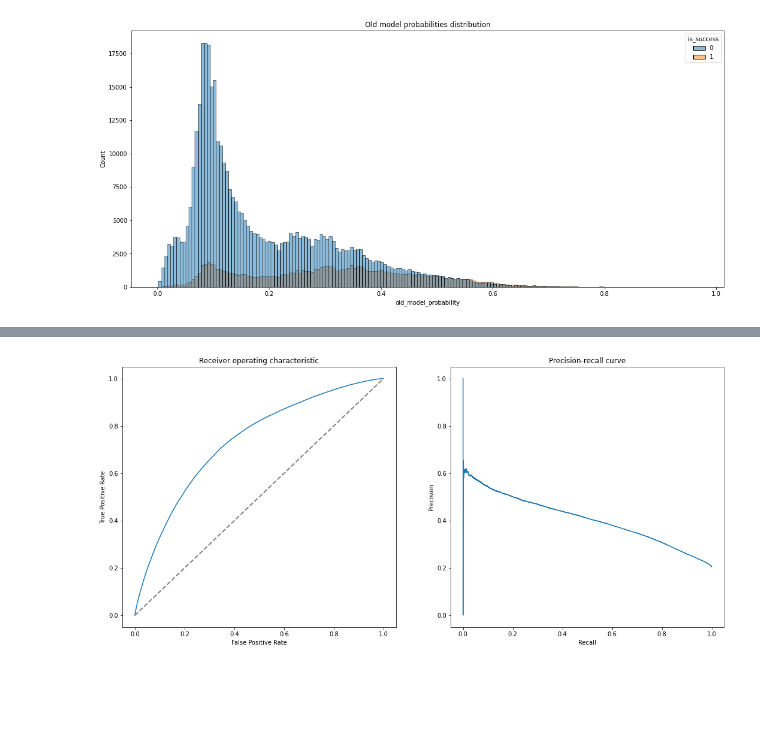
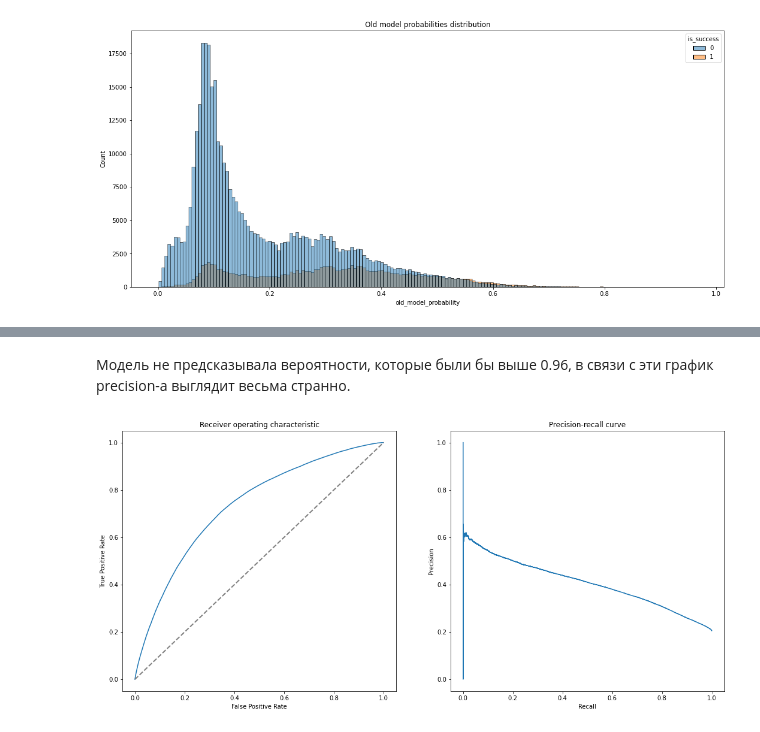
Before and after one commit to yevmaslov/genesis_data_scientist_test_task, a Jupyter notebook: main.ipynb, the cells around one changed output, grey strips where cells are left out. Drawn from its saved outputs; the diff is of its cells as text; code cells hidden in the pictures; blank space fills up the shorter version.

```diff
--- a/main.ipynb
+++ b/main.ipynb
@@ -194,19 +196,22 @@ Old model roc_auc:  0.5482306509927743
+# %% [markdown]
+Модель не предсказывала вероятности, которые были бы выше 0.96, в связи с эти график precision-а выглядит весьма странно.
 # %%
 fpr, tpr, _ = roc_curve(targets, old_model_probability)
 precision, recall, _ = precision_recall_curve(targets, old_model_probability)
 
 fig, axs = plt.subplots(1, 2, figsize=(18, 8))
 
+lw = 2
 axs[0].plot(fpr, tpr)
 axs[0].plot([0, 1], [0, 1], color='gray', lw=lw, linestyle='--')
 axs[0].set_title('Receiver operating characteristic')
 axs[0].set_xlabel('False Positive Rate')
 axs[0].set_ylabel('True Positive Rate')
 
 axs[1].plot(recall, precision)
 axs[1].set_title('Precision-recall curve')
 axs[1].set_xlabel('Recall')
 axs[1].set_ylabel('Precision')
 plt.show()
 # %% [output]
-[figure, old version]
+[figure, new version]
```
Also changed, not shown: parts of 89 cells of this notebook, 1 other file.
